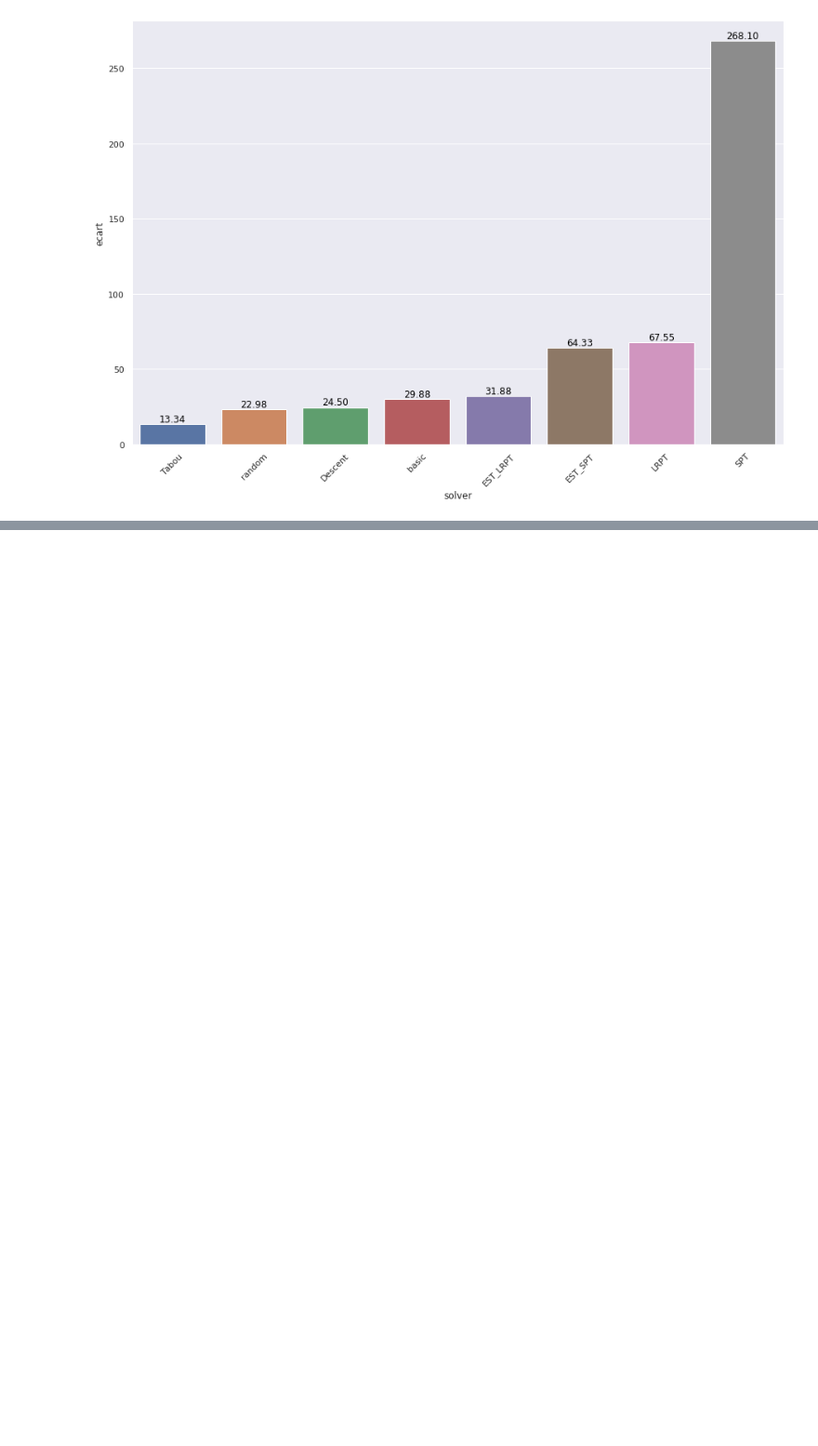
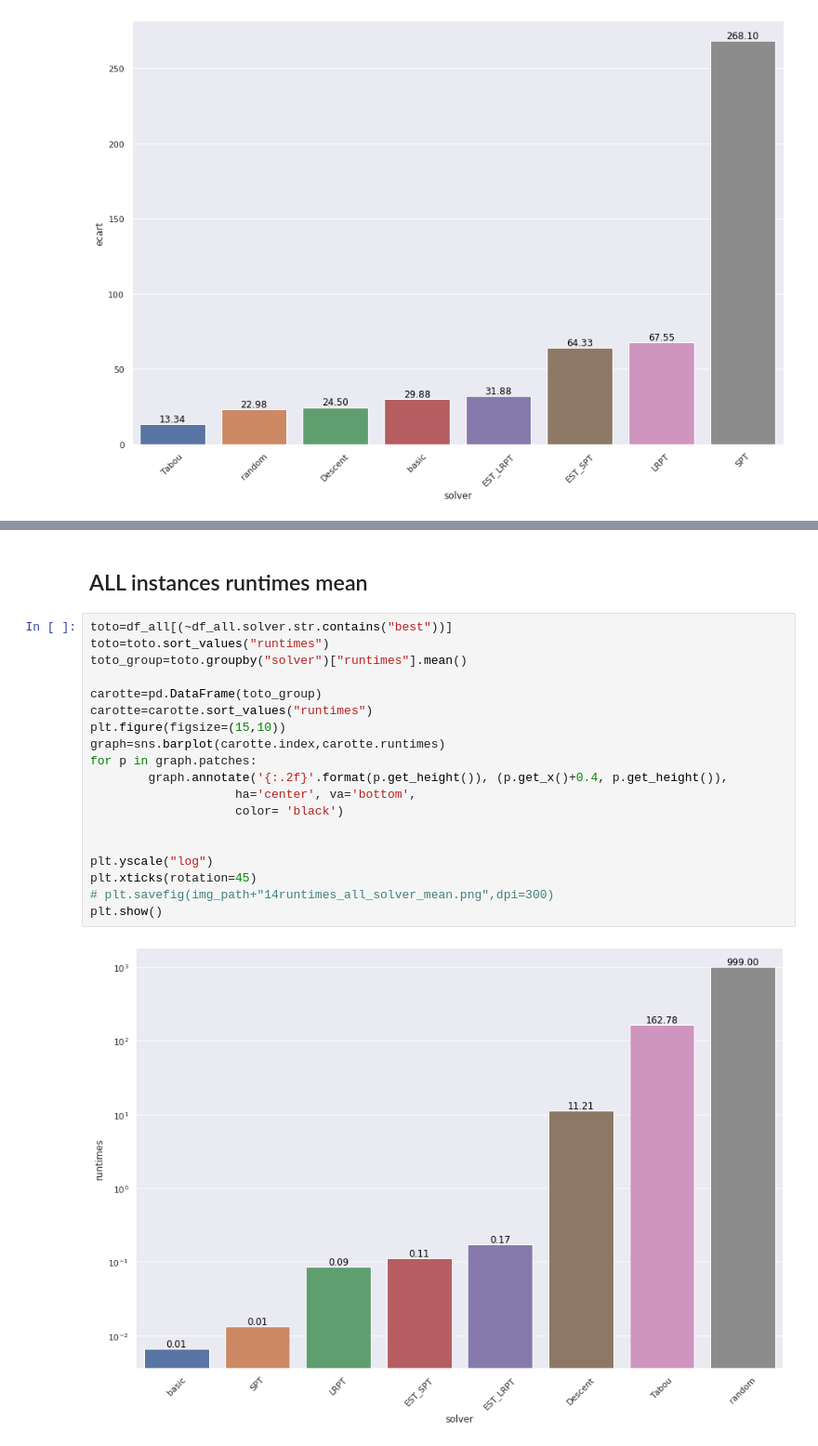
Before and after one commit to PremBamrung/metaheuristique, a Jupyter notebook: notebook/Benchmark.ipynb, the cells around one changed output, grey strips where cells are left out. Shown at 93% size. Cells and saved outputs as stored; diff of their text form; blank space fills up the shorter version.

```diff
--- a/notebook/Benchmark.ipynb
+++ b/notebook/Benchmark.ipynb
@@ -604,0 +648,23 @@ plt.show()
+# %% [markdown]
+## ALL instances runtimes mean
+# %%
+toto=df_all[(~df_all.solver.str.contains("best"))]
+toto=toto.sort_values("runtimes")
+toto_group=toto.groupby("solver")["runtimes"].mean()
+
+carotte=pd.DataFrame(toto_group)
+carotte=carotte.sort_values("runtimes")
+plt.figure(figsize=(15,10))
+graph=sns.barplot(carotte.index,carotte.runtimes)
+for p in graph.patches:
+        graph.annotate('{:.2f}'.format(p.get_height()), (p.get_x()+0.4, p.get_height()),
+                    ha='center', va='bottom',
+                    color= 'black')
+
+
+plt.yscale("log")
+plt.xticks(rotation=45)
+# plt.savefig(img_path+"14runtimes_all_solver_mean.png",dpi=300)
+plt.show()
+# %% [output]
+[figure, added]
```
Also changed, not shown: parts of 5 cells of this notebook, 15 other files.
